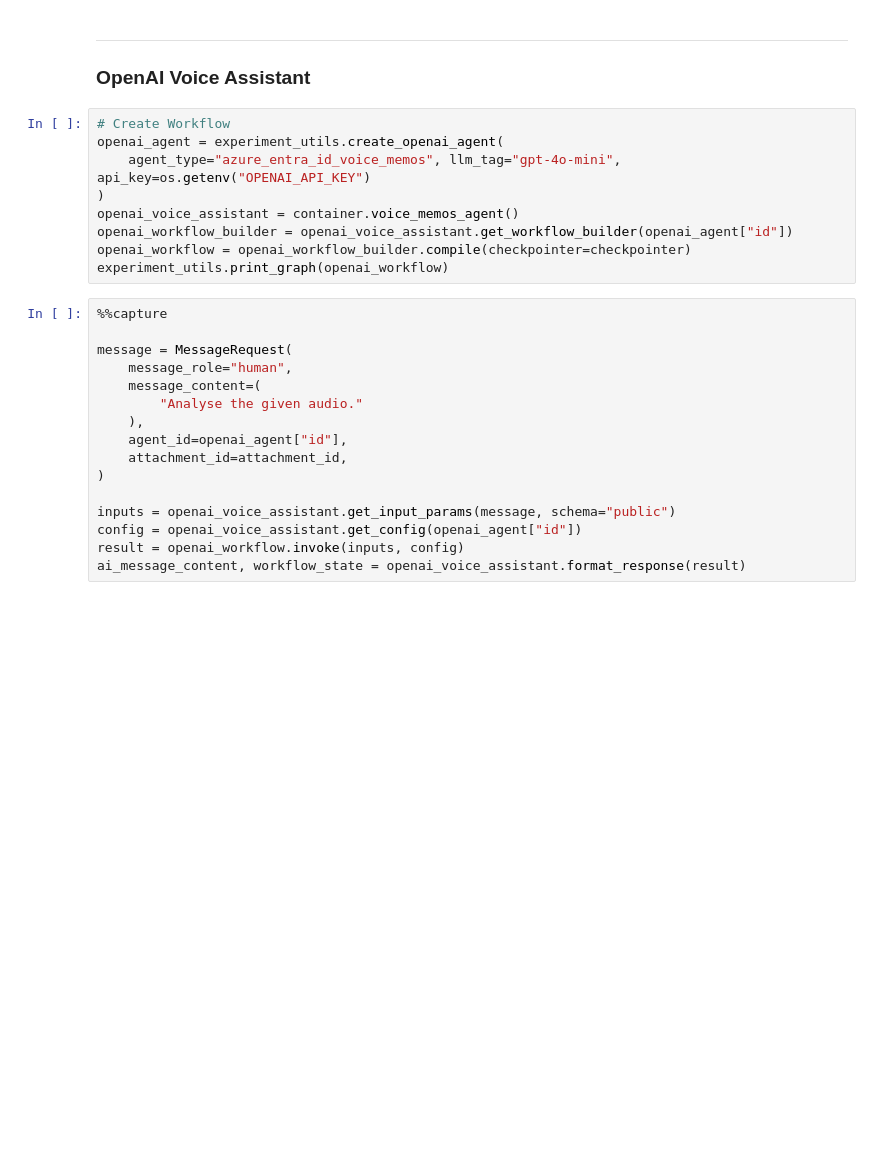
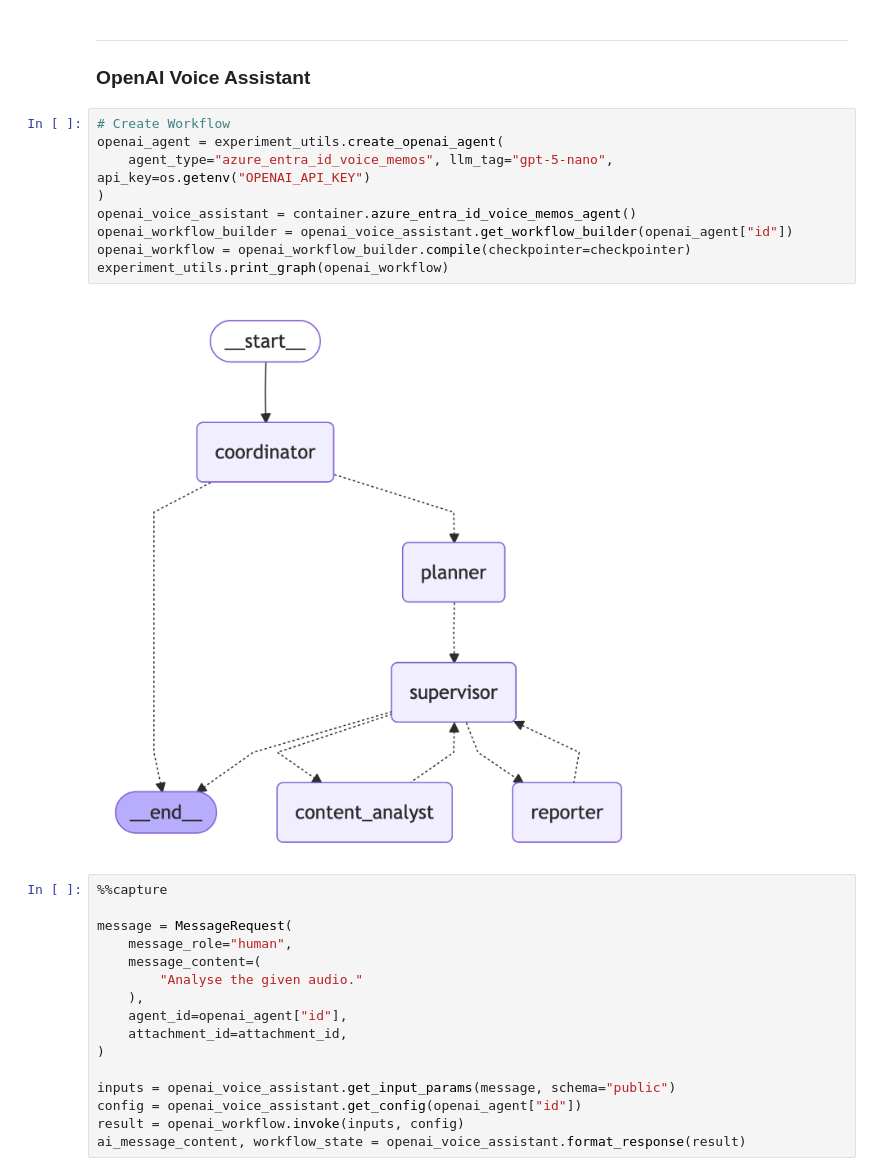
Before and after one commit to bsantanna/agent-lab, a Jupyter notebook: notebooks/09_test_agent_type-multiagent-voice-assistant-azure.ipynb, the cells around one changed output. Cells and saved outputs as stored; diff of their text form; blank space fills up the shorter version.

Commit message:
fix: audio assistant notebooks (3)

```diff
--- a/notebooks/09_test_agent_type-multiagent-voice-assistant-azure.ipynb
+++ b/notebooks/09_test_agent_type-multiagent-voice-assistant-azure.ipynb
@@ -88,12 +90,14 @@ display(Audio(file_path))
 # %%
 # Create Workflow
 openai_agent = experiment_utils.create_openai_agent(
-    agent_type="azure_entra_id_voice_memos", llm_tag="gpt-4o-mini", api_key=os.getenv("OPENAI_API_KEY")
+    agent_type="azure_entra_id_voice_memos", llm_tag="gpt-5-nano", api_key=os.getenv("OPENAI_API_KEY")
 )
-openai_voice_assistant = container.voice_memos_agent()
+openai_voice_assistant = container.azure_entra_id_voice_memos_agent()
 openai_workflow_builder = openai_voice_assistant.get_workflow_builder(openai_agent["id"])
 openai_workflow = openai_workflow_builder.compile(checkpointer=checkpointer)
 experiment_utils.print_graph(openai_workflow)
+# %% [output]
+[figure, added]
 # %%
 %%capture
 
```
Also changed, not shown: parts of 3 cells of this notebook.
